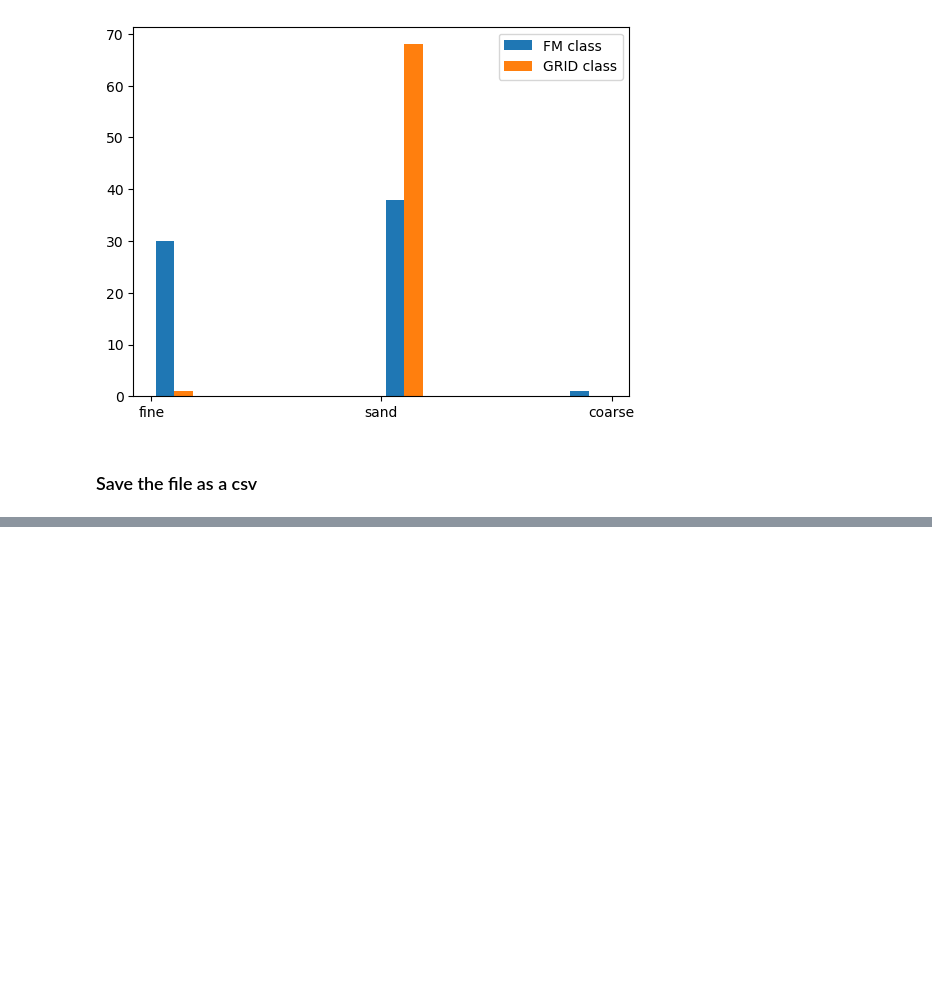
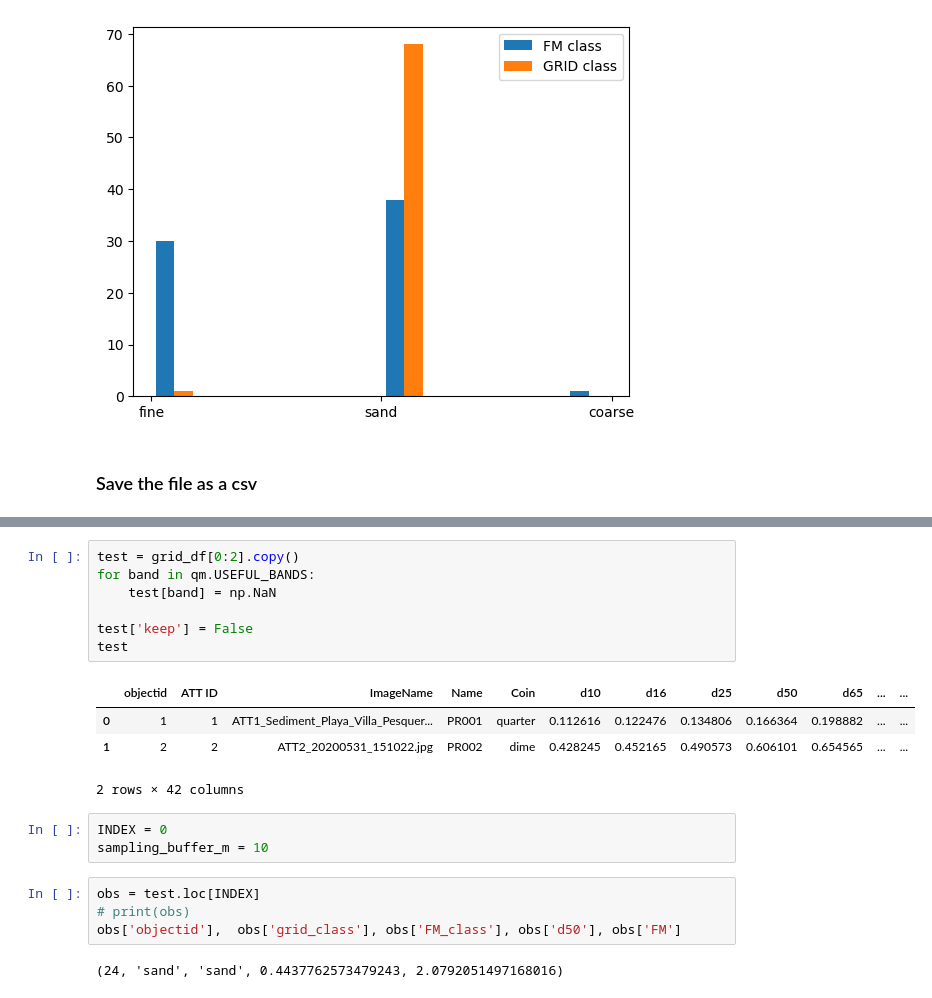
Before and after one commit to BerkeleySandProject/py-sand-mapping, a Jupyter notebook: groundtruths/sedinet/sedinet_gt.ipynb, the cells around one changed output, grey strips where cells are left out. Cells and saved outputs as stored; diff of their text form; blank space fills up the shorter version.

```diff
--- a/groundtruths/sedinet/sedinet_gt.ipynb
+++ b/groundtruths/sedinet/sedinet_gt.ipynb
@@ -325,0 +439,21 @@ That concludes this investigation. The next step is to select some subset and va
+# %%
+test = grid_df[0:2].copy()
+for band in qm.USEFUL_BANDS:
+    test[band] = np.NaN
+
+test['keep'] = False
+test
+# %% [output]
+|  | objectid | ATT ID | ImageName | Name | Coin | d10 | d16 | d25 | d50 | d65 | ... | ... |
+| 0 | 1 | 1 | ATT1_Sediment_Playa_Villa_Pesquer... | PR001 | quarter | 0.112616 | 0.122476 | 0.134806 | 0.166364 | 0.198882 | ... | ... |
+| 1 | 2 | 2 | ATT2_20200531_151022.jpg | PR002 | dime | 0.428245 | 0.452165 | 0.490573 | 0.606101 | 0.654565 | ... | ... |
+2 rows × 42 columns
+# %%
+INDEX = 0
+sampling_buffer_m = 10
+# %%
+obs = test.loc[INDEX]
+# print(obs)
+obs['objectid'],  obs['grid_class'], obs['FM_class'], obs['d50'], obs['FM']
+# %% [output]
+(24, 'sand', 'sand', 0.4437762573479243, 2.0792051497168016)
```
Also changed, not shown: parts of 28 cells of this notebook, 1 other file.
